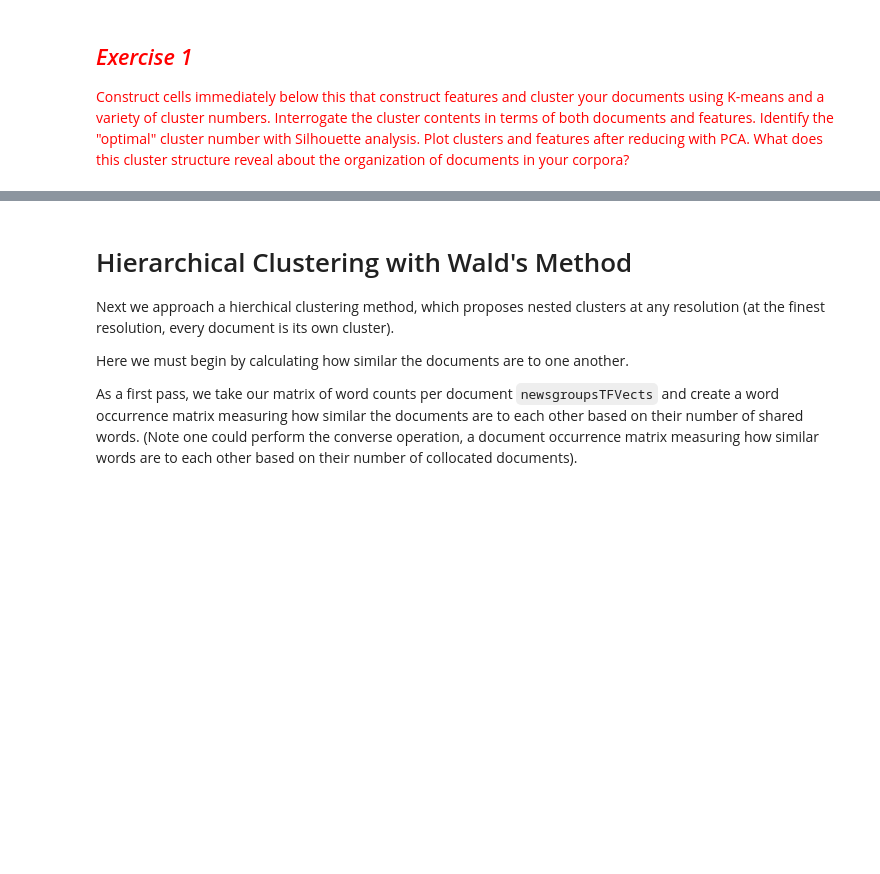
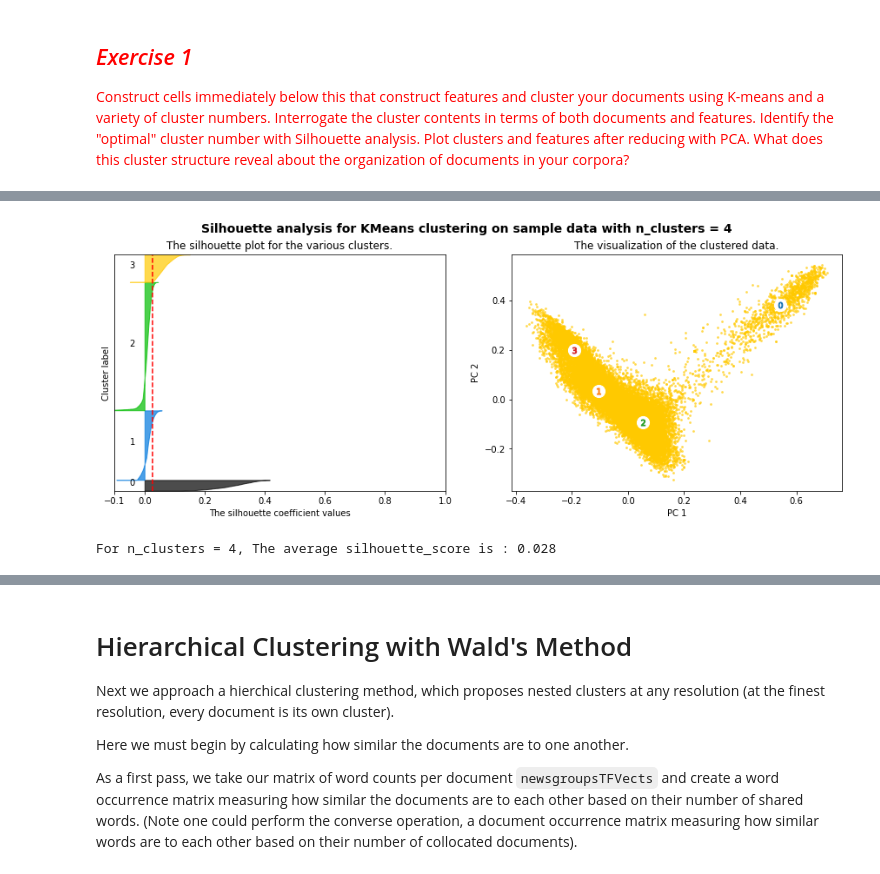
Before and after one commit to floriatea/CCA_NLP, a Jupyter notebook: Homework-Notebooks-2023/week-3/3-Topic-Modeling-and-Clustering.ipynb, the cells around one changed output, grey strips where cells are left out. Saved outputs shown, nothing was run; the diff lists cells and outputs as text; code cells hidden in the pictures; blank space fills up the shorter version.

```diff
--- a/Homework-Notebooks-2023/week-3/3-Topic-Modeling-and-Clustering.ipynb
+++ b/Homework-Notebooks-2023/week-3/3-Topic-Modeling-and-Clustering.ipynb
@@ -615,0 +825,6 @@ targetDF
+# %%
+X = telehealthTFVects.toarray()
+plotSilhouette(4, X)
+# %% [output]
+[figure, added]
+For n_clusters = 4, The average silhouette_score is : 0.028
```
Also changed, not shown: parts of 34 cells of this notebook.
